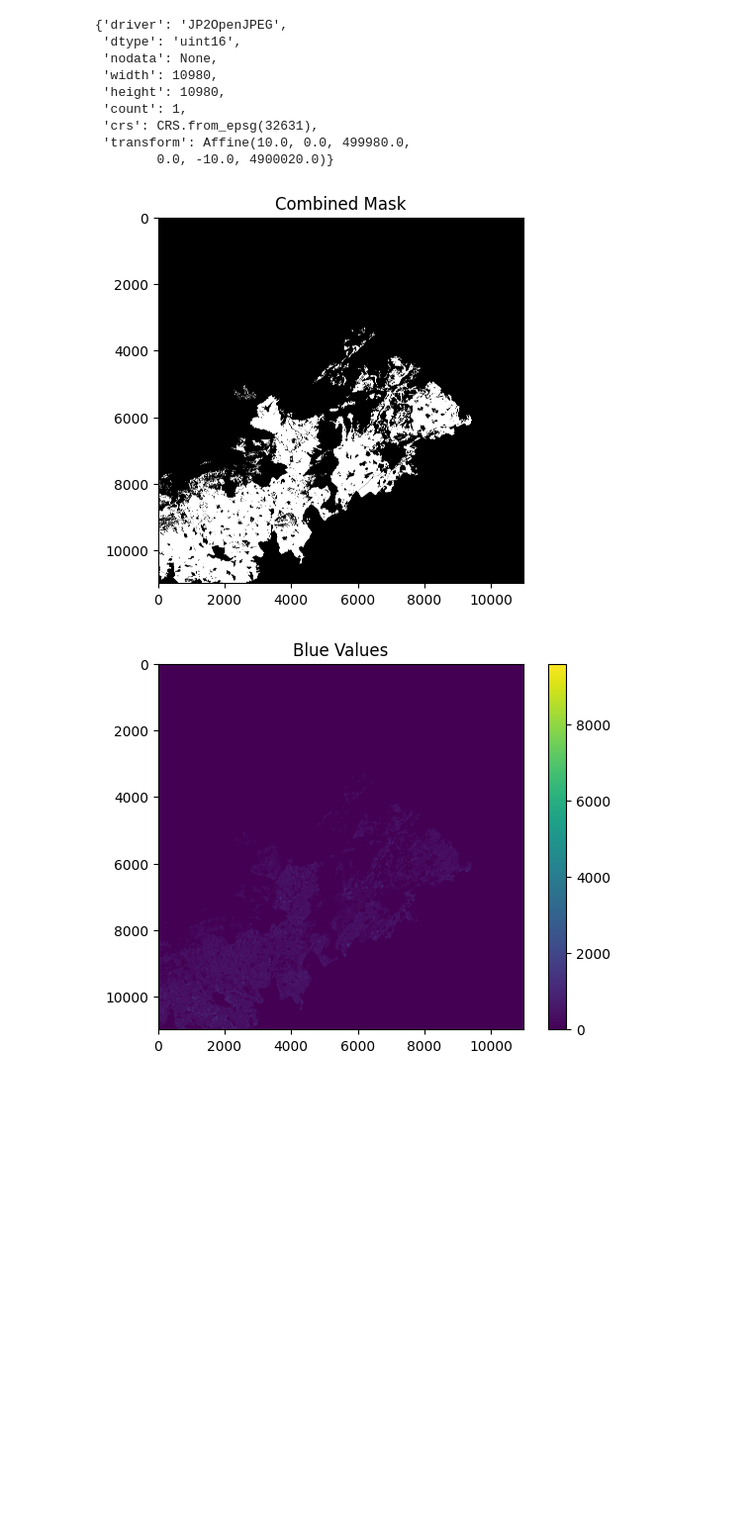
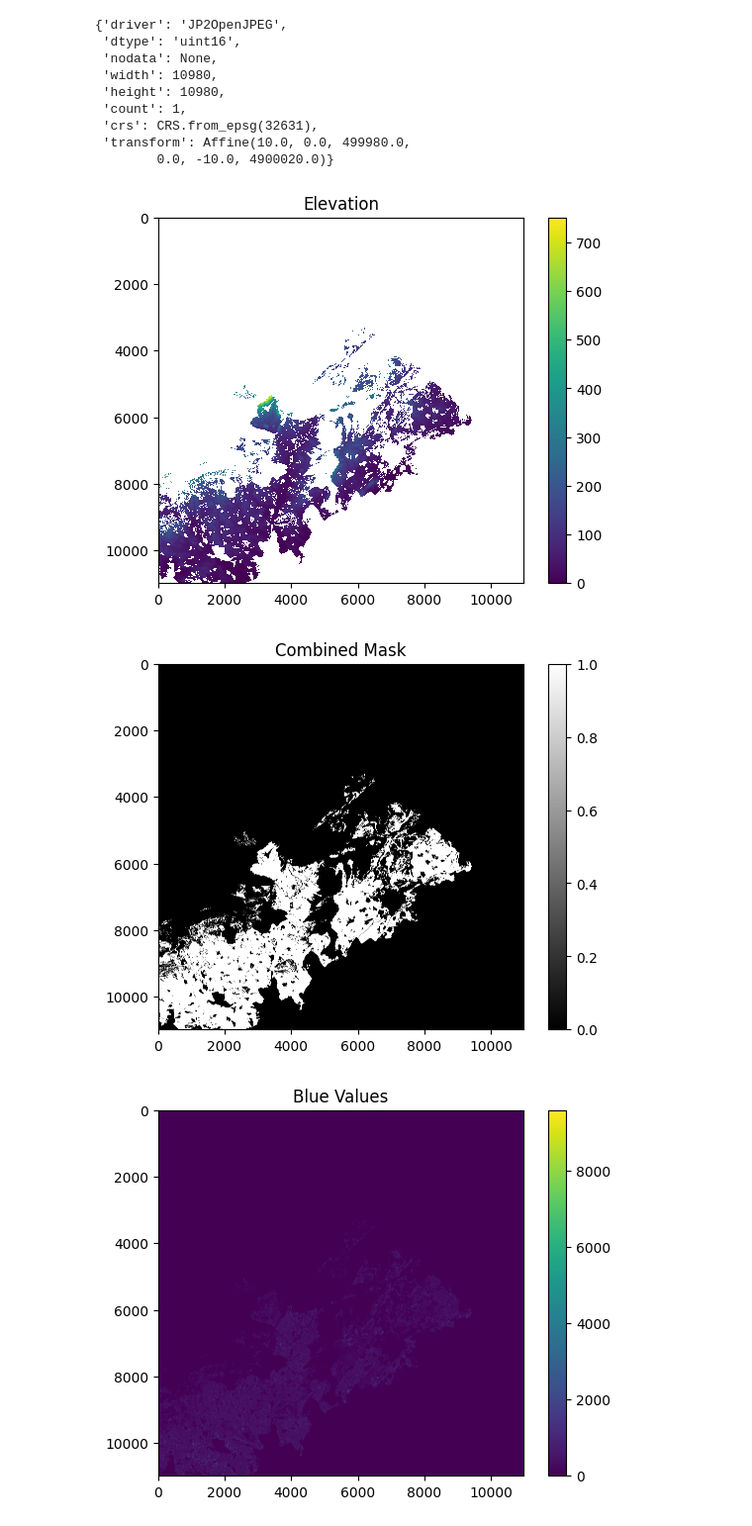
Before and after one commit to Leo-Maltoni/Ter-2024, a Jupyter notebook: 3d_array.ipynb, the cells around one changed output. Shown at 99% size. Cells and saved outputs as stored; diff of their text form; code cells hidden in the pictures; blank space fills up the shorter version.

Commit message:
Update interpolation

```diff
--- a/3d_array.ipynb
+++ b/3d_array.ipynb
@@ -192,20 +192,26 @@ values = np.zeros((bands[0].shape[0], bands[0].shape[1], 5), dtype='float32')
 
 # Fill values array with band data
 for i, (band ,band_name) in enumerate(zip(bands, band_names)):
-    values[:, :, i] = np.where(combined_mask, band, 0)
+    values[:, :, i][combined_mask] = band[combined_mask]
 
-#replace -99999 valeus with 0, if there's any
-elevation_resampled = np.where(elevation_resampled <-5, 0, elevation_resampled)
-
-# Add resampled elevation data to values array
-values[:, :, 4] = np.where(elevation_mask, elevation_resampled, 0)
+elevation_resampled[elevation_resampled <-500] = 0
+elevation_resampled[~elevation_mask] = np.nan # for illustration only
+# elevation_resampled[~elevation_mask] = 0
+# %%
+plt.imshow(elevation_resampled, interpolation='nearest')
+plt.colorbar()
+plt.title("Elevation")
+plt.show()
+# %% [output]
+[figure, added]
 # %%
 # Display the combined mask
 plt.imshow(combined_mask, cmap='gray')
 plt.title("Combined Mask")
+plt.colorbar()
 plt.show()
 # %% [output]
-[figure, old version]
+[figure, new version]
 # %%
 # Display the values for each band
 for i, band_name in enumerate(band_names):
```
Also changed, not shown: parts of 2 cells of this notebook.
